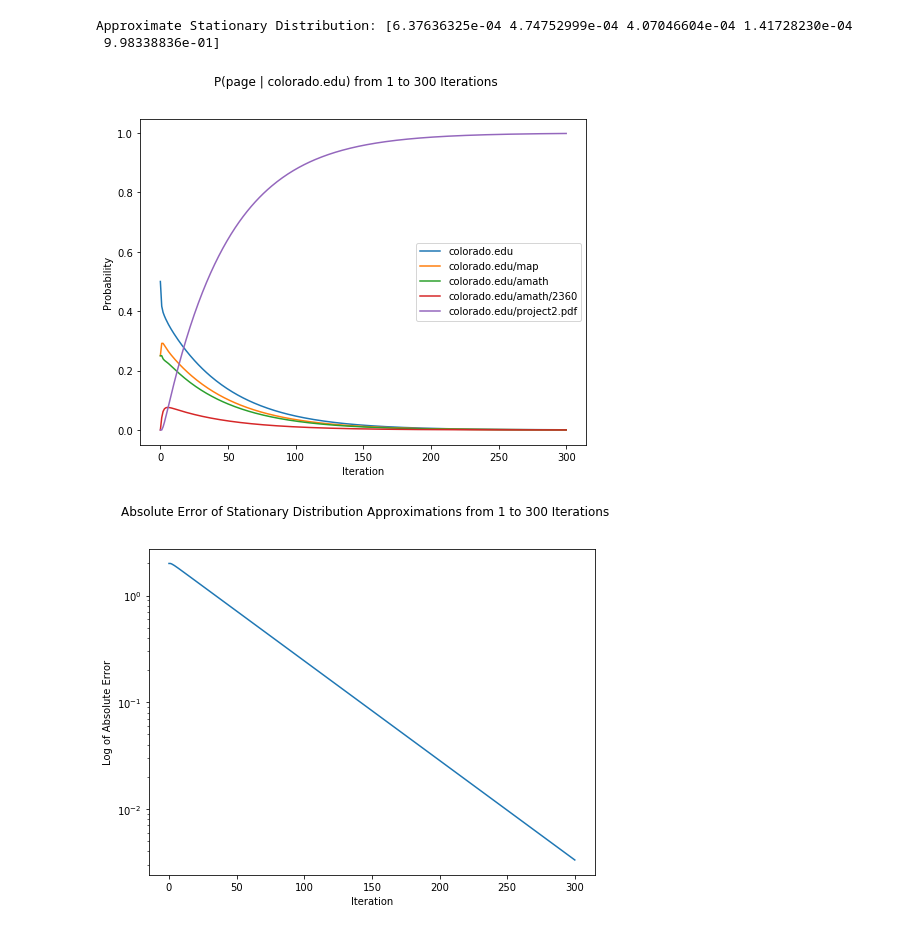
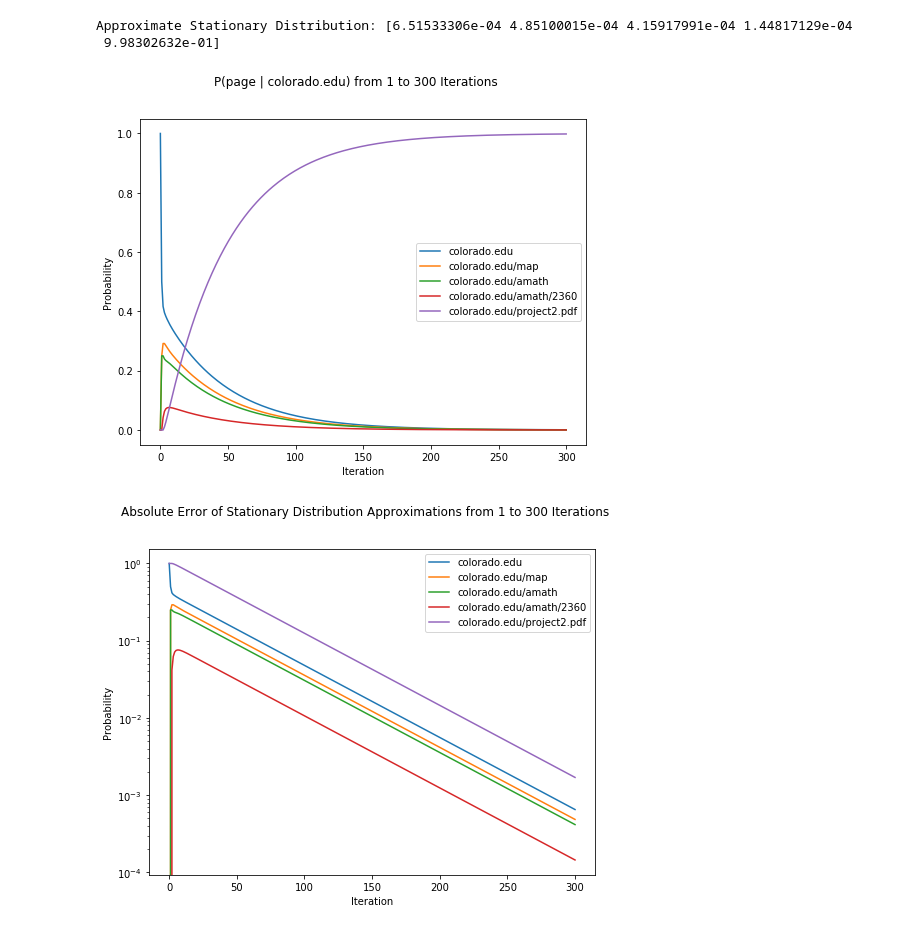
Before and after one commit to sloughlin/differential-equations, a Jupyter notebook: APPM_Project2_notebook.ipynb, the cells around one changed output. Drawn from its saved outputs; the diff is of its cells as text; code cells hidden in the pictures.

```diff
--- a/APPM_Project2_notebook.ipynb
+++ b/APPM_Project2_notebook.ipynb
@@ -12,8 +12,8 @@ def get_stationary_distribution(transition_matrix, initial_state, steps = 100):
     #Initialize state vector to initial state, matrix to keep track of state vectors
     current_state = initial_state
     state_list = []
-
-    for s in range(steps):
+    state_list.append(initial_state)
+    for s in range(steps-1):
         #Equivalent to multiplying transition matrix by itself n times, then initial_state
         current_state = transition_matrix @ current_state
         #Normalize product with 1-norm (to account for floating point error):
@@ -98,9 +93,9 @@ titles_2 = ["colorado.edu",
             "colorado.edu/project2.pdf"]
 generate_plots(state_list_2, titles_2)
 # %% [output]
-Approximate Stationary Distribution: [6.37636325e-04 4.74752999e-04 4.07046604e-04 1.41728230e-04
- 9.98338836e-01]
+Approximate Stationary Distribution: [6.51533306e-04 4.85100015e-04 4.15917991e-04 1.44817129e-04
+ 9.98302632e-01]
-[figure, old version]
+[figure, new version]
 # %%
 #5 - find analytical soln, compare against computed, plot abs error on semilogy plot
 #analytic stationary vector equal to some eigenvector with eigenvalue 1 (some vector in null(A - I))
@@ -111,32 +106,37 @@ def get_abs_error(approx, true):
 
     #initialize list for errors:
     m, n = approx.shape
-    error_list = np.zeros(n)
+    error_list = np.zeros(approx.shape).T
     approx = approx.T # transpose to access columns
 
     # loop over columns of approx to get approximate stationary dist at each step
     for j in range(n):
         # defining absolute error as 1-norm of the vector approximation - true
-        error_list[j] = np.linalg.norm(approx[:][j] - true, ord = 1)
-    return error_list
+        error_list[:][j] = abs(approx[:][j] - true)
+    return error_list.T
 
 # takes in mxn list of error vectors
-def plot_error(error_list):
+def plot_error(error_list, titles):
 
-    n = len(error_list)
+    m, n = error_list.shape
     x = np.linspace(0, n, n)
+    Y = []
+    #Get errors of each page from rows of state_list
+    for i in range(m):
+        Y.append(error_list[i])
 
     f, ax = plt.subplots(1, figsize = (8, 6))
     f.suptitle('Absolute Error of Stationary Distribution Approximations from 1 to {} Iterations'.format(n))
+    for i in range(m):
+        ax.semilogy(x, Y[i], label = titles[i])
 
-    ax.semilogy(x, error_list)
-
-    ax.set(xlabel='Iteration', ylabel='Log of Absolute Error')
+    ax.set(xlabel='Iteration', ylabel='Probability')
+    ax.legend()
     plt.show()
 # %%
 #Calculate and plot errors in stationary dist. approx. for webpage_matrix_2:
 true_dist = np.array([0,0,0,0,1])
 error_list = get_abs_error(state_list_2, true_dist)
-plot_error(error_list)
+plot_error(error_list, titles_2)
 # %% [output]
-[figure, old version]
+[figure, new version]
```
Also changed, not shown: parts of 2 cells of this notebook, 4 other files.
